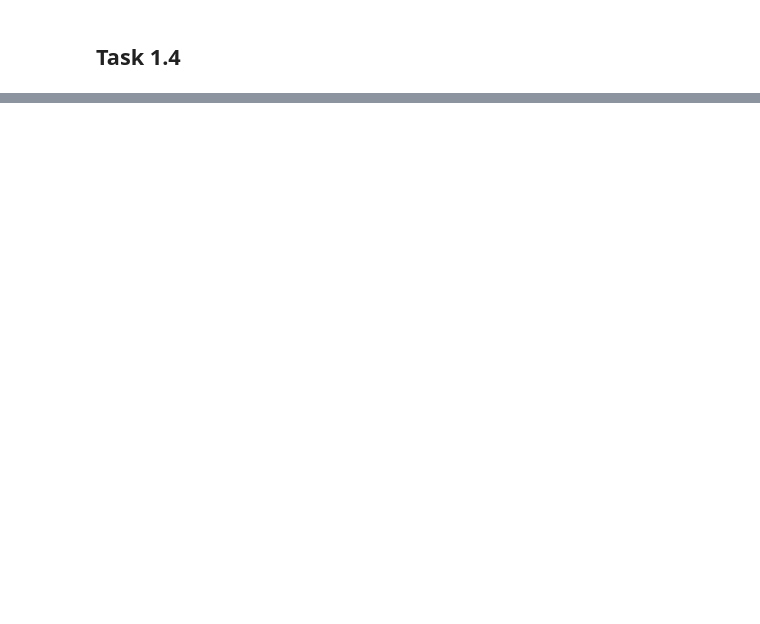
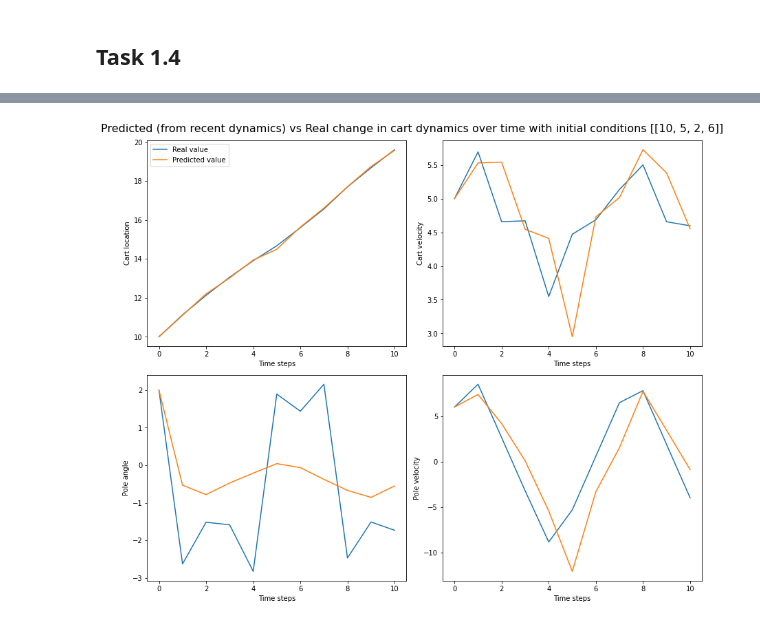
Before and after one commit to aditya-jain7/SF3, a Jupyter notebook: aj563_sf3_code.ipynb, the cells around one changed output, grey strips where cells are left out. Cells and saved outputs as stored; diff of their text form; code cells hidden in the pictures; blank space fills up the shorter version.

```diff
--- a/aj563_sf3_code.ipynb
+++ b/aj563_sf3_code.ipynb
@@ -657,0 +805,4 @@ future_predictions([[0,0,np.pi,0]],10)
+# %%
+future_predictions_from_real([[10,5,2,6]],10,remap_angle=True)
+# %% [output]
+[figure, added]
```
Also changed, not shown: parts of 32 cells of this notebook, 11 other files.
